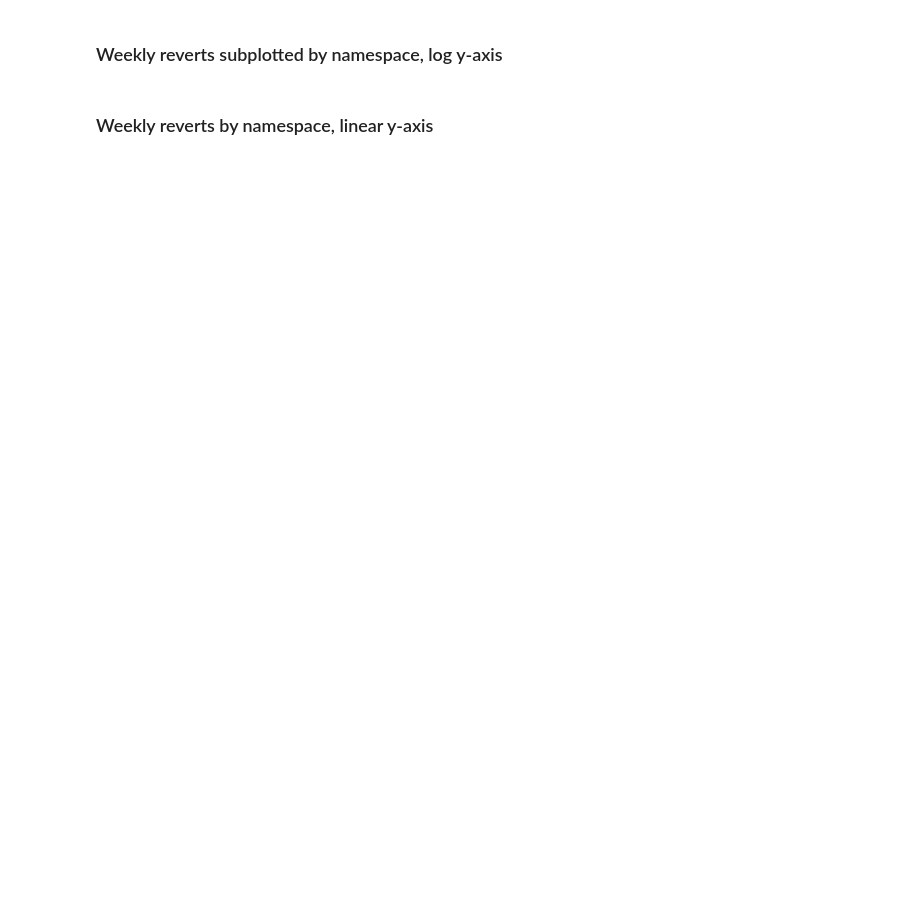
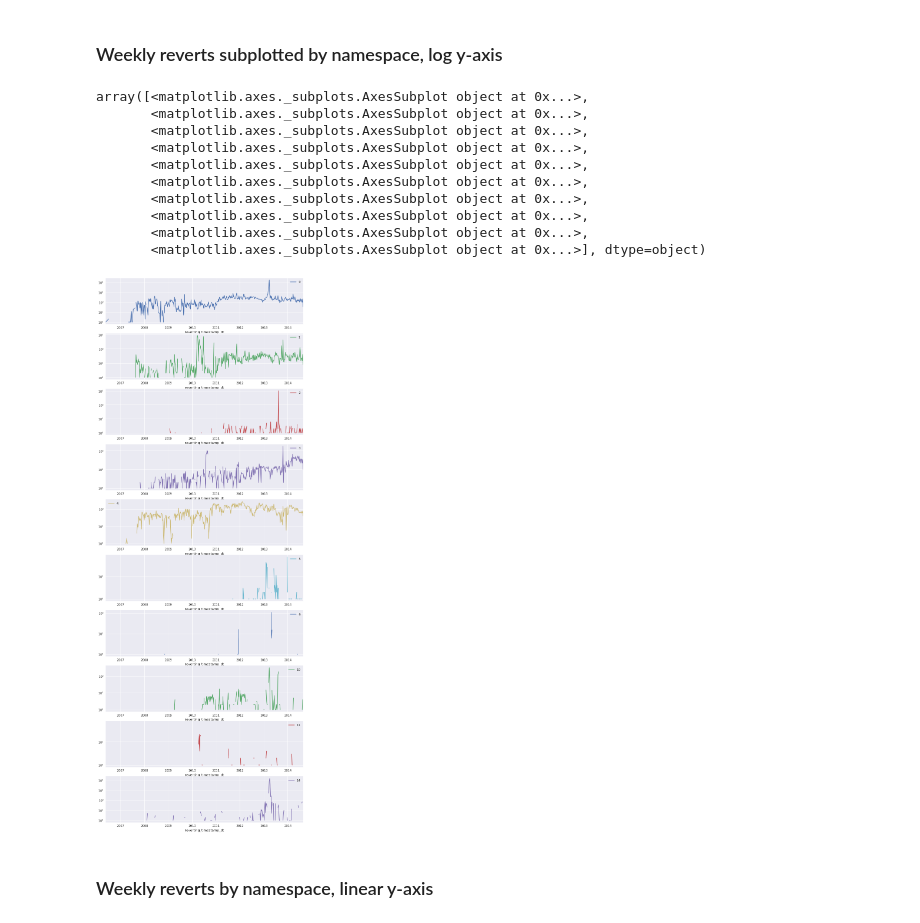
Before and after one commit to staeiou/wiki-stat-notebooks, a Jupyter notebook: botvbot/exploratory-botplots.ipynb, the cells around one changed output. Cells and saved outputs as stored; diff of their text form; code cells hidden in the pictures; blank space fills up the shorter version.

```diff
--- a/botvbot/exploratory-botplots.ipynb
+++ b/botvbot/exploratory-botplots.ipynb
@@ -83,7 +184,19 @@ weekly_namespace_unstack[namespaces].plot(subplots=True, figsize=[12,34], sharex
 # %% [markdown]
 ### Weekly reverts subplotted by namespace, log y-axis
 # %%
-weekly_namespace_unstack[namespaces].plot(subplots=True, figsize=[12,34], sharex=False, sharey=False, logy=True)
+weekly_namespace_unstack[namespaces].plot(kind='line', subplots=True, figsize=[12,34], sharex=False, sharey=False, logy=True)
+# %% [output]
+array([<matplotlib.axes._subplots.AxesSubplot object at 0x...>,
+       <matplotlib.axes._subplots.AxesSubplot object at 0x...>,
+       <matplotlib.axes._subplots.AxesSubplot object at 0x...>,
+       <matplotlib.axes._subplots.AxesSubplot object at 0x...>,
+       <matplotlib.axes._subplots.AxesSubplot object at 0x...>,
+       <matplotlib.axes._subplots.AxesSubplot object at 0x...>,
+       <matplotlib.axes._subplots.AxesSubplot object at 0x...>,
+       <matplotlib.axes._subplots.AxesSubplot object at 0x...>,
+       <matplotlib.axes._subplots.AxesSubplot object at 0x...>,
+       <matplotlib.axes._subplots.AxesSubplot object at 0x...>], dtype=object)
+[figure, added]
 # %% [markdown]
 ### Weekly reverts by namespace, linear y-axis
 # %%
```
Also changed, not shown: parts of 32 cells of this notebook.
